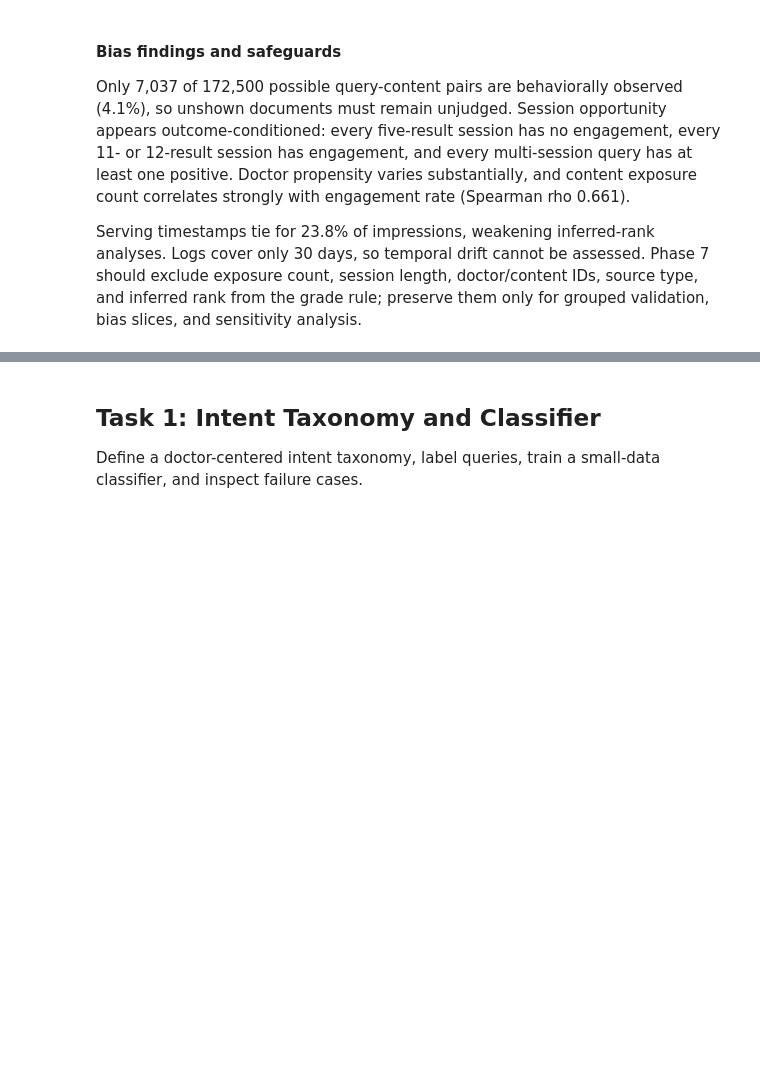
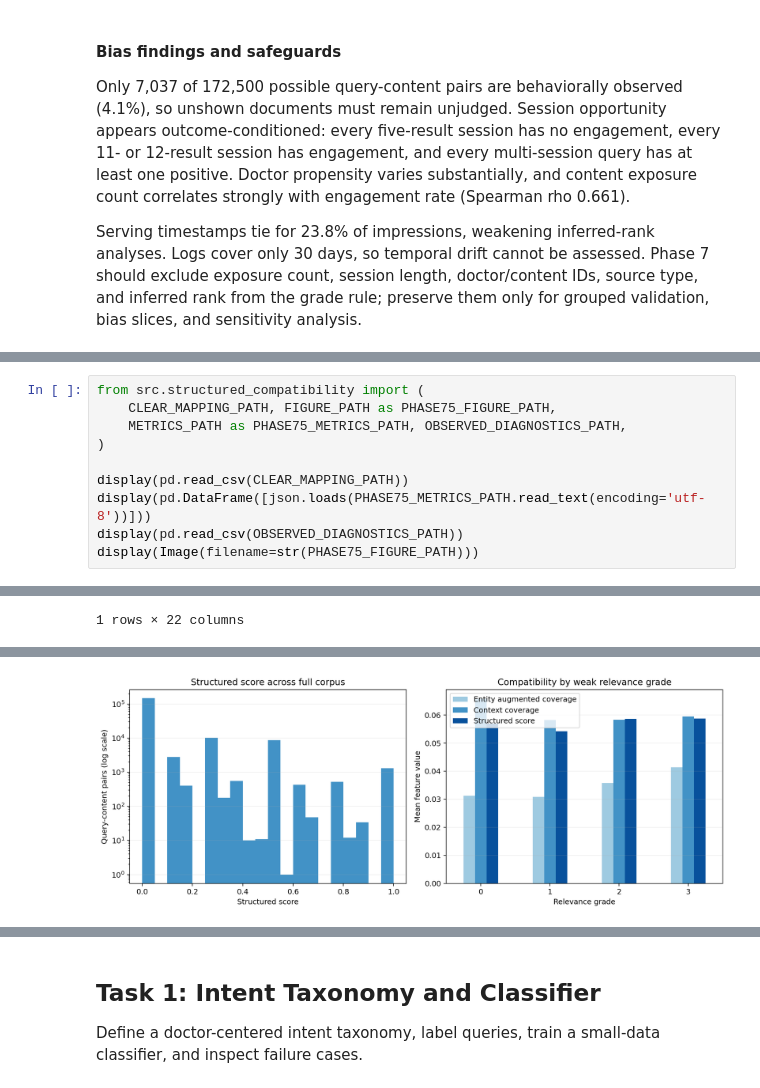
Before and after one commit to Gary3G/doctor-search-service, a Jupyter notebook: notebook.ipynb, the cells around one changed output, grey strips where cells are left out. Cells and saved outputs as stored; diff of their text form; blank space fills up the shorter version.

```diff
--- a/notebook.ipynb
+++ b/notebook.ipynb
@@ -1345,0 +1441,11 @@ Serving timestamps tie for 23.8% of impressions, weakening inferred-rank analyse
+# %%
+from src.structured_compatibility import (
+    CLEAR_MAPPING_PATH, FIGURE_PATH as PHASE75_FIGURE_PATH,
+    METRICS_PATH as PHASE75_METRICS_PATH, OBSERVED_DIAGNOSTICS_PATH,
+)
+
+display(pd.read_csv(CLEAR_MAPPING_PATH))
+display(pd.DataFrame([json.loads(PHASE75_METRICS_PATH.read_text(encoding='utf-8'))]))
+display(pd.read_csv(OBSERVED_DIAGNOSTICS_PATH))
+display(Image(filename=str(PHASE75_FIGURE_PATH)))
+# %% [output]
@@ -1345,0 +1461 @@ Serving timestamps tie for 23.8% of impressions, weakening inferred-rank analyse
+1 rows × 22 columns
@@ -1345,0 +1467 @@ Serving timestamps tie for 23.8% of impressions, weakening inferred-rank analyse
+[figure, added]
```
Also changed, not shown: parts of 8 cells of this notebook, 25 other files.
